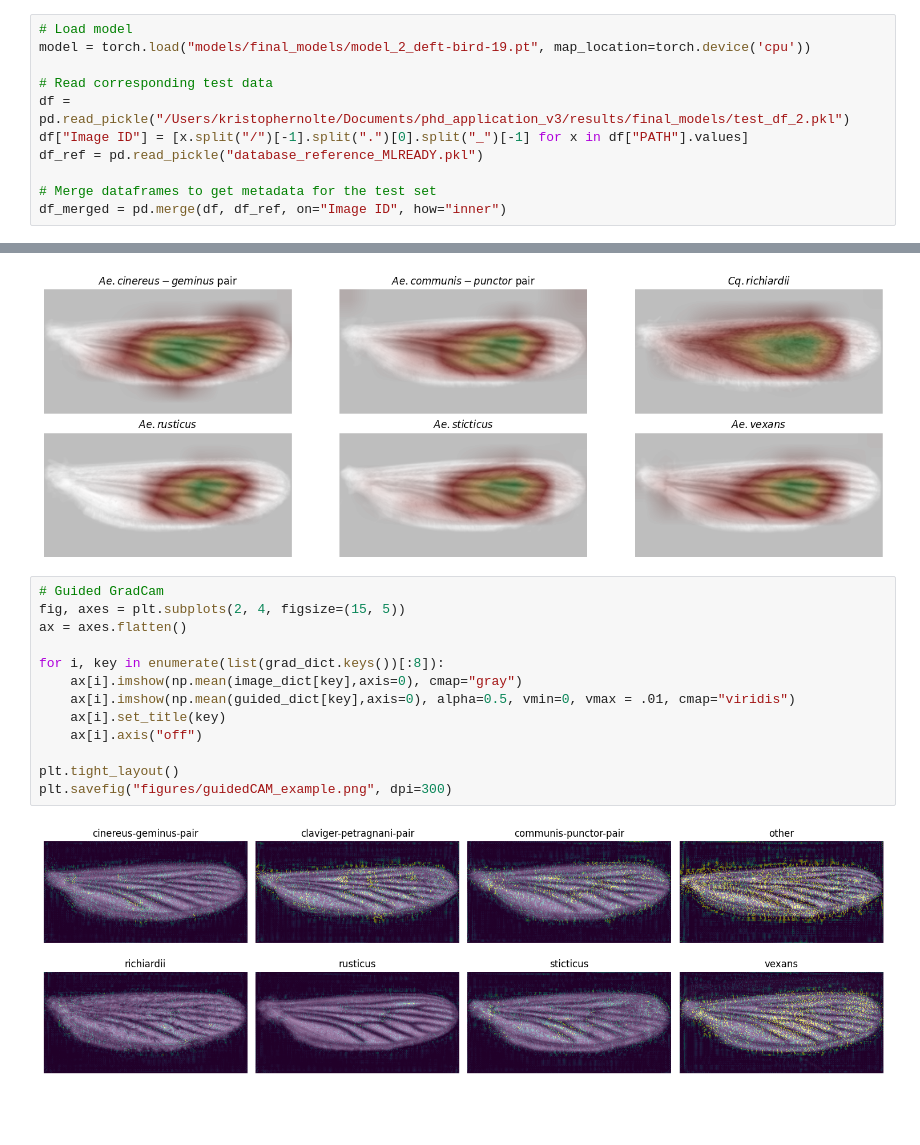
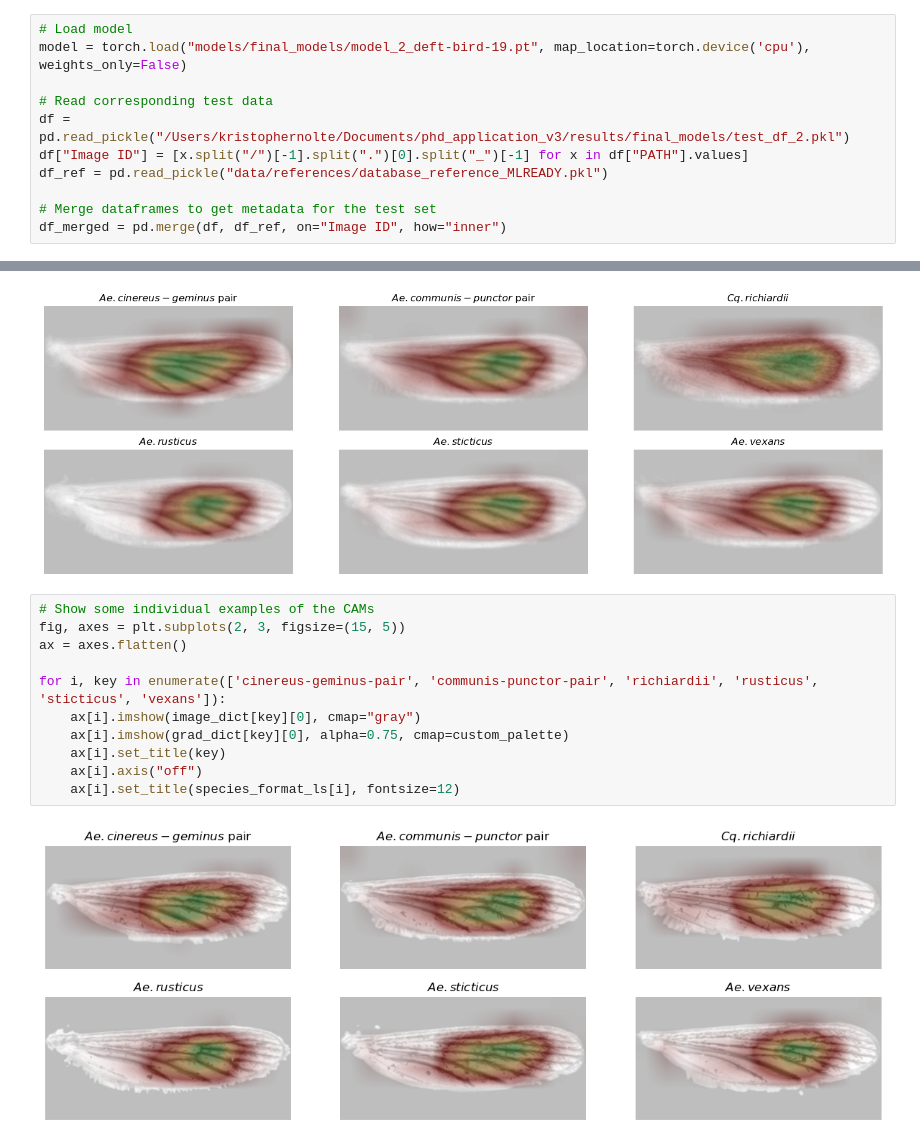
Before and after one commit to KNolte19/MosquitoWingClassifier_publication, a Jupyter notebook: analyse_GradCam.ipynb, the cells around one changed output, grey strips where cells are left out. Cells and saved outputs as stored; diff of their text form; blank space fills up the shorter version.

```diff
--- a/analyse_GradCam.ipynb
+++ b/analyse_GradCam.ipynb
@@ -13,11 +11,11 @@ OMP: Info #276: omp_set_nested routine deprecated, please use omp_set_max_active
 # %%
 # Load model
-model = torch.load("models/final_models/model_2_deft-bird-19.pt", map_location=torch.device('cpu'))
+model = torch.load("models/final_models/model_2_deft-bird-19.pt", map_location=torch.device('cpu'), weights_only=False)
 
 # Read corresponding test data
 df = pd.read_pickle("/Users/kristophernolte/Documents/phd_application_v3/results/final_models/test_df_2.pkl")
 df["Image ID"] = [x.split("/")[-1].split(".")[0].split("_")[-1] for x in df["PATH"].values]
-df_ref = pd.read_pickle("database_reference_MLREADY.pkl")
+df_ref = pd.read_pickle("data/references/database_reference_MLREADY.pkl")
 
 # Merge dataframes to get metadata for the test set
 df_merged = pd.merge(df, df_ref, on="Image ID", how="inner")
@@ -71,17 +69,15 @@ plt.savefig("figures/CAM_example.png", dpi=300)
 # %% [output]
 [figure]
 # %%
-# Guided GradCam
-fig, axes = plt.subplots(2, 4, figsize=(15, 5))
+# Show some individual examples of the CAMs
+fig, axes = plt.subplots(2, 3, figsize=(15, 5))
 ax = axes.flatten()
 
-for i, key in enumerate(list(grad_dict.keys())[:8]):
-    ax[i].imshow(np.mean(image_dict[key],axis=0), cmap="gray")
-    ax[i].imshow(np.mean(guided_dict[key],axis=0), alpha=0.5, vmin=0, vmax = .01, cmap="viridis")
+for i, key in enumerate(['cinereus-geminus-pair', 'communis-punctor-pair', 'richiardii', 'rusticus', 'sticticus', 'vexans']):
+    ax[i].imshow(image_dict[key][0], cmap="gray")
+    ax[i].imshow(grad_dict[key][0], alpha=0.75, cmap=custom_palette)
     ax[i].set_title(key)
     ax[i].axis("off")
-
-plt.tight_layout()
-plt.savefig("figures/guidedCAM_example.png", dpi=300)
+    ax[i].set_title(species_format_ls[i], fontsize=12)
 # %% [output]
-[figure, old version]
+[figure, new version]
```
Also changed, not shown: parts of 1 cell of this notebook, 4 other files.
